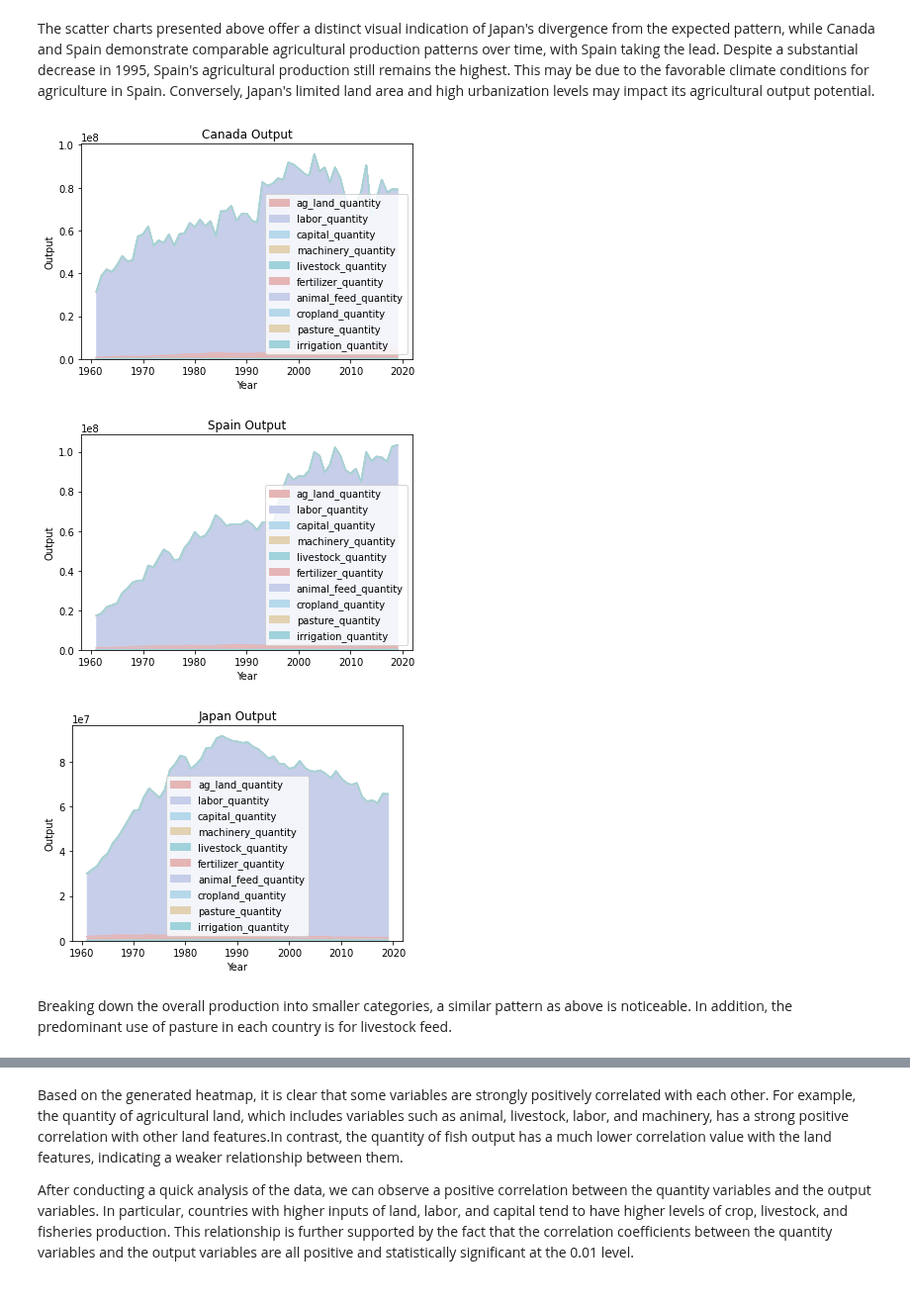
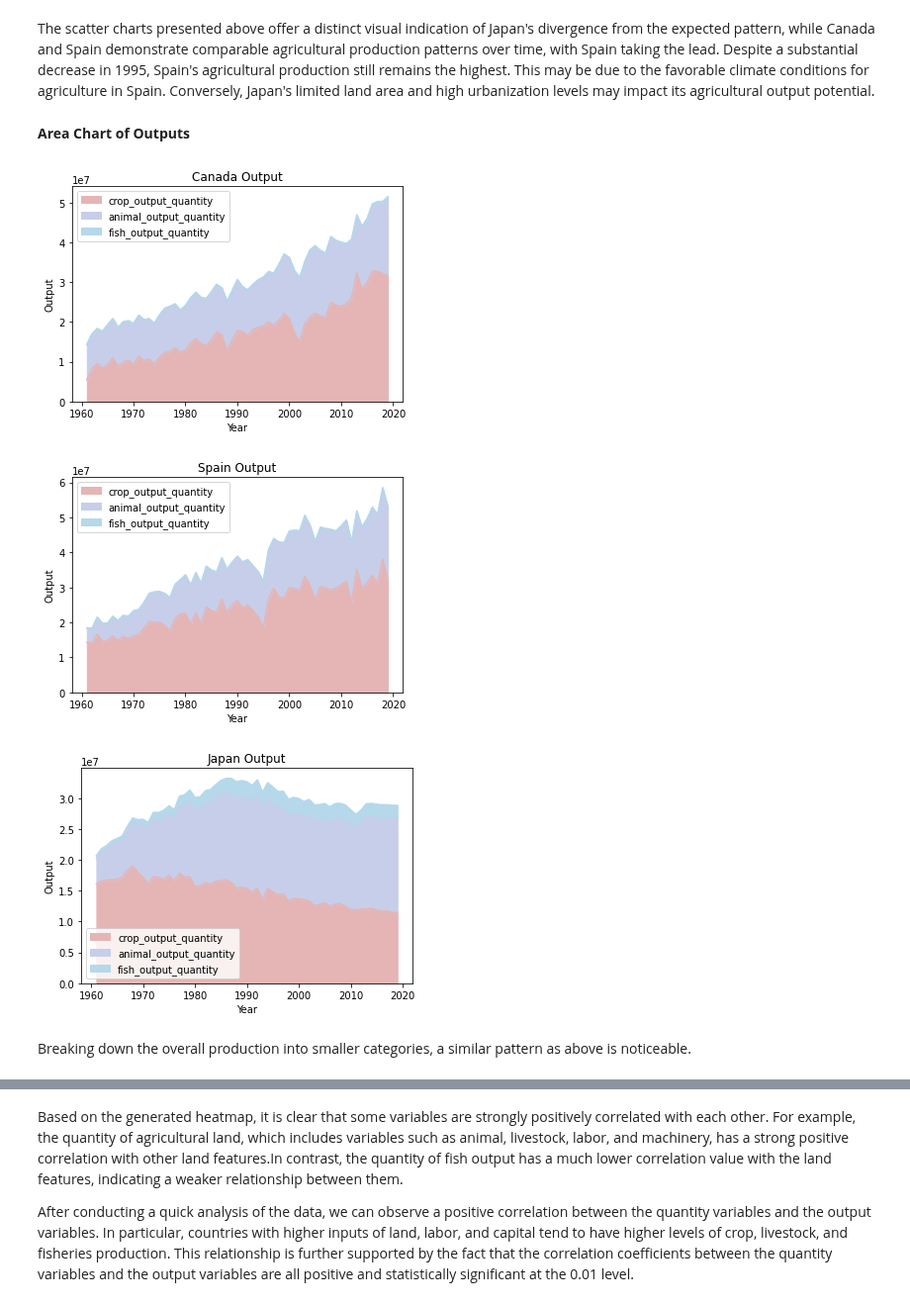
Before and after one commit to mfish00/Advanced-Programming-for-Data-Science-Project, a Jupyter notebook: ShowcaseNotebook_Final__3_.ipynb, the cells around one changed output, grey strips where cells are left out. Shown at 99% size. Saved outputs shown, nothing was run; the diff lists cells and outputs as text; code cells hidden in the pictures.

```diff
--- a/ShowcaseNotebook_Final__3_.ipynb
+++ b/ShowcaseNotebook_Final__3_.ipynb
@@ -89,13 +79,16 @@ Geo Data loaded successfully into a GeoPandas DataFrame
 [figure]
 # %% [markdown]
 The scatter charts presented above offer a distinct visual indication of Japan's divergence from the expected pattern, while Canada and Spain demonstrate comparable agricultural production patterns over time, with Spain taking the lead. Despite a substantial decrease in 1995, Spain's agricultural production still remains the highest. This may be due to the favorable climate conditions for agriculture in Spain. Conversely, Japan's limited land area and high urbanization levels may impact its agricultural output potential.
+# %% [markdown]
+**Area Chart of Outputs**
 # %%
-Canada_output.plot_output_area_chart('Canada')
-Spain_output.plot_output_area_chart('Spain')
-Japan_output.plot_output_area_chart('Japan')
+
+x.plot_output_area_chart('Canada')
+x.plot_output_area_chart('Spain')
+x.plot_output_area_chart('Japan')
 # %% [output]
-[figure, old version]
+[figure, new version]
-[figure, old version]
+[figure, new version]
-[figure, old version]
+[figure, new version]
 # %% [markdown]
-Breaking down the overall production into smaller categories, a similar pattern as above is noticeable. In addition, the predominant use of pasture in each country is for livestock feed.
+Breaking down the overall production into smaller categories, a similar pattern as above is noticeable.
```
Also changed, not shown: parts of 19 cells of this notebook.
